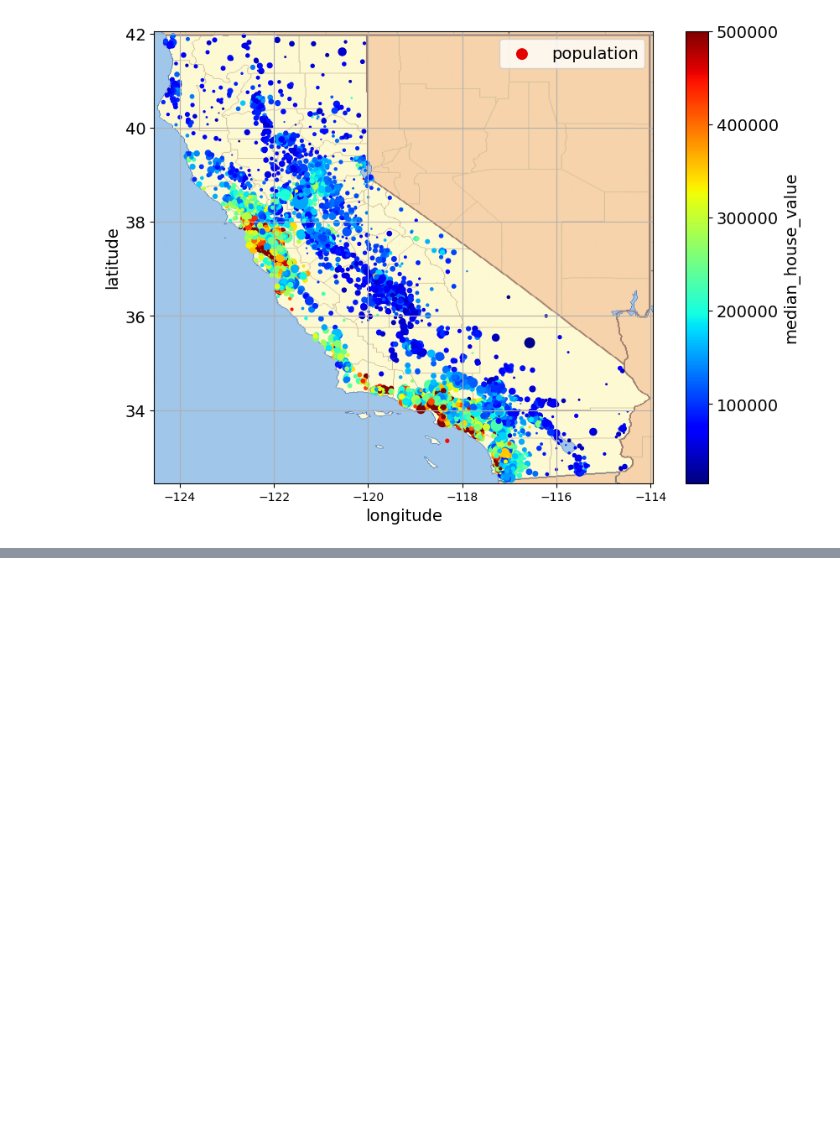
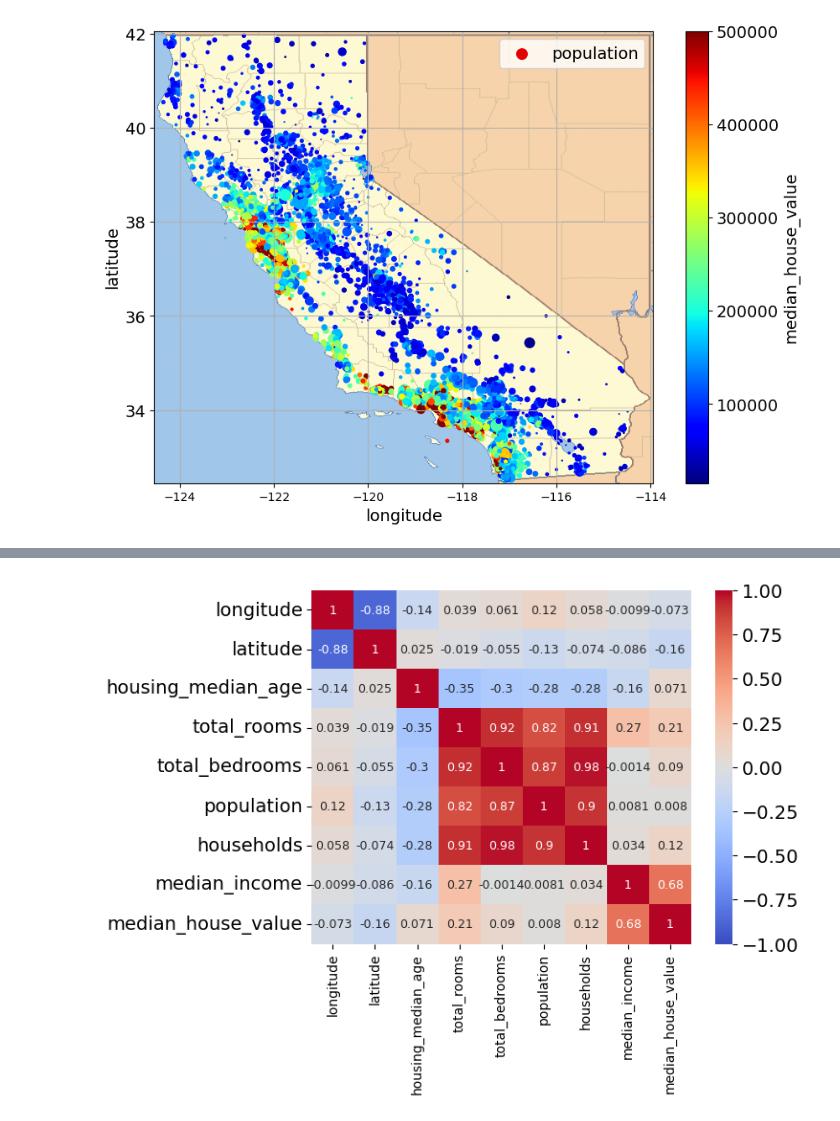
Before and after one commit to BartlomiejRyczek/wprowadzenie_do_uczenia_maszynowego, a Jupyter notebook: data-20241105/02.ipynb, the cells around one changed output, grey strips where cells are left out. Drawn from its saved outputs; the diff is of its cells as text; code cells hidden in the pictures; blank space fills up the shorter version.

```diff
--- a/data-20241105/02.ipynb
+++ b/data-20241105/02.ipynb
@@ -171,0 +199,14 @@ plt.show()
+# %%
+#Korelacja spearman
+
+corr_matrix_spearman = df_train_eda.select_dtypes(np.number).corr(method = "spearman")
+sns.heatmap(corr_matrix_spearman,
+annot=True,
+annot_kws={"size":9},
+cmap='coolwarm',
+vmin=-1,
+vmax=1)
+
+plt.show()
+# %% [output]
+[figure, added]
```
Also changed, not shown: parts of 22 cells of this notebook.
